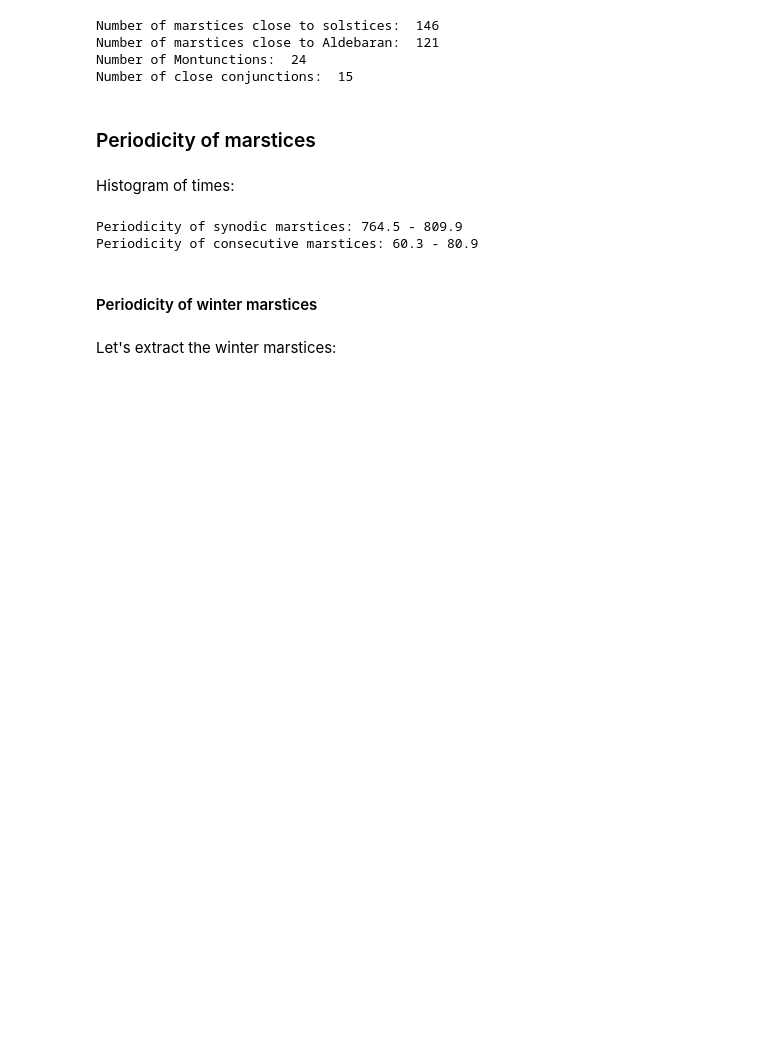
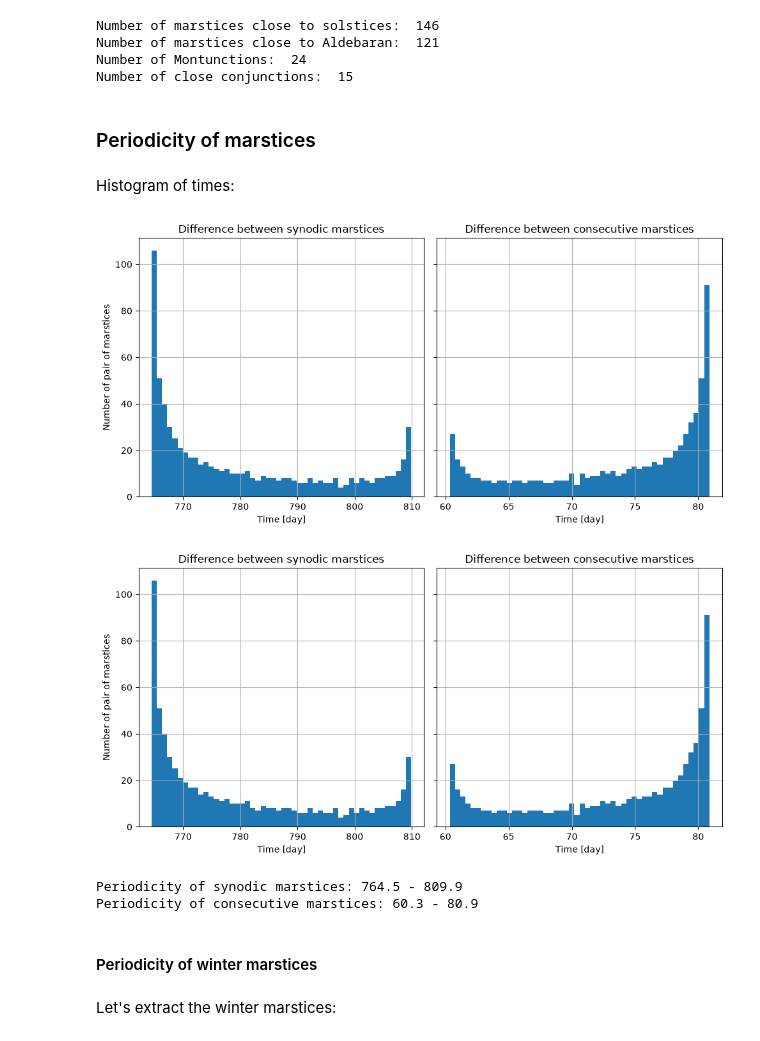
Before and after one commit to seap-udea/MontuPython, a Jupyter notebook: docs/examples/MontuPython-Montunctions.ipynb, the cells around one changed output. Cells and saved outputs as stored; diff of their text form; code cells hidden in the pictures; blank space fills up the shorter version.

```diff
--- a/docs/examples/MontuPython-Montunctions.ipynb
+++ b/docs/examples/MontuPython-Montunctions.ipynb
@@ -368,20 +370,25 @@ Histogram of times:
 # %%
 fig,axs = plt.subplots(1,2,figsize=(10,5),sharey=True)
 
 ax = axs[0]
 hs1 = ax.hist(delta1,bins=50)
 ax.set_xlabel("Time [day]")
 ax.set_ylabel("Number of pair of marstices")
 ax.set_title("Difference between synodic marstices")
 ax.grid()
 
 ax = axs[1]
 hs2 = ax.hist(delta2,bins=50)
 ax.set_title("Difference between consecutive marstices")
 ax.set_xlabel("Time [day]")
 ax.grid()
 
 fig.tight_layout()
+from IPython.display import display
+display(fig)
+# %% [output]
+[figure, added]
+[figure, added]
 # %%
 print(f"Periodicity of synodic marstices: {hs1[1][0]:.1f} - {hs1[1][-1]:.1f}")
 print(f"Periodicity of consecutive marstices: {hs2[1][0]:.1f} - {hs2[1][-1]:.1f}")
```
Also changed, not shown: parts of 12 cells of this notebook, 20 other files.
